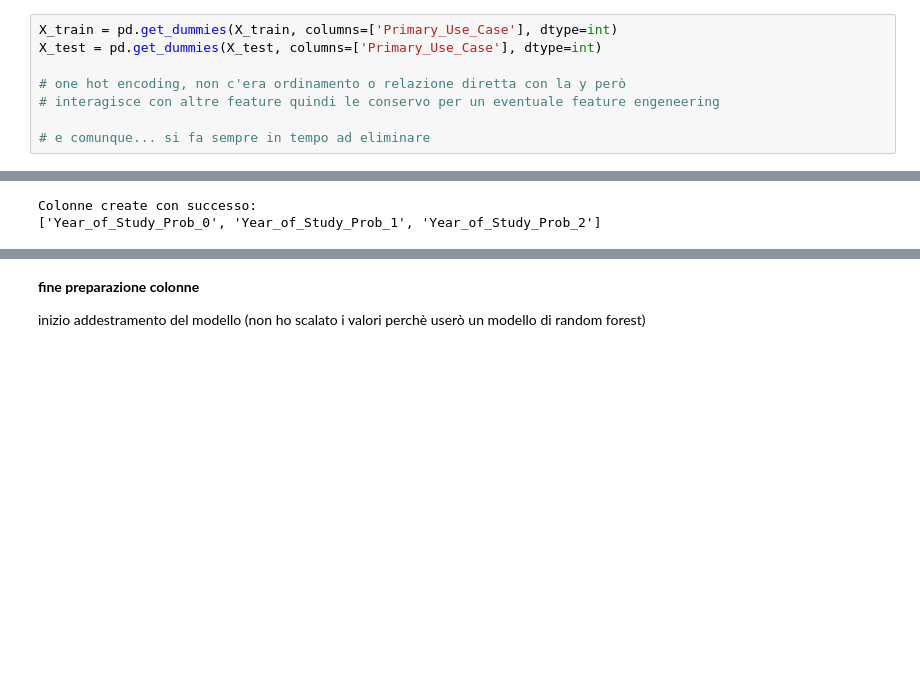
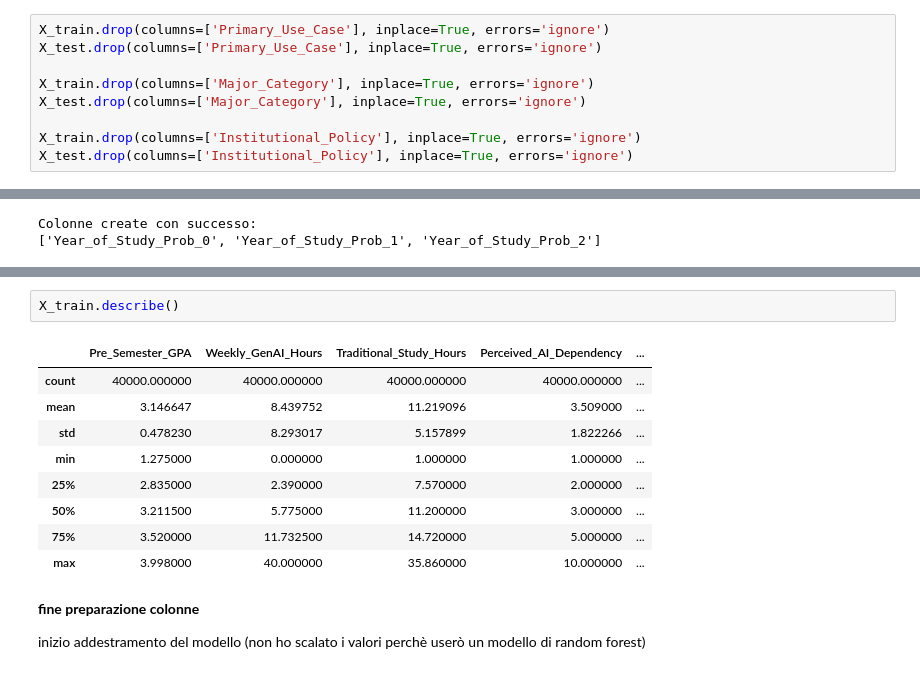
Before and after one commit to GabrieleBan/AI_Impact_on_Students, a Jupyter notebook: predizione burnout__v2.ipynb, the cells around one changed output, grey strips where cells are left out. Cells and saved outputs as stored; diff of their text form; blank space fills up the shorter version.

```diff
--- a/predizione burnout__v2.ipynb
+++ b/predizione burnout__v2.ipynb
@@ -33,8 +35,9 @@ X_test = X_test.drop('Prompt_Engineering_Skill', axis=1)
 # %%
-X_train = pd.get_dummies(X_train, columns=['Primary_Use_Case'], dtype=int)
-X_test = pd.get_dummies(X_test, columns=['Primary_Use_Case'], dtype=int)
+X_train.drop(columns=['Primary_Use_Case'], inplace=True, errors='ignore')
+X_test.drop(columns=['Primary_Use_Case'], inplace=True, errors='ignore')
 
-# one hot encoding, non c'era ordinamento o relazione diretta con la y però
-# interagisce con altre feature quindi le conservo per un eventuale feature engeneering
+X_train.drop(columns=['Major_Category'], inplace=True, errors='ignore')
+X_test.drop(columns=['Major_Category'], inplace=True, errors='ignore')
 
-# e comunque... si fa sempre in tempo ad eliminare
+X_train.drop(columns=['Institutional_Policy'], inplace=True, errors='ignore')
+X_test.drop(columns=['Institutional_Policy'], inplace=True, errors='ignore')
@@ -142,3 +213,15 @@ Informazione totale preservata: 26.34%
+# %%
+X_train.describe()
+# %% [output]
+|  | Pre_Semester_GPA | Weekly_GenAI_Hours | Traditional_Study_Hours | Perceived_AI_Dependency | ... |
+| count | 40000.000000 | 40000.000000 | 40000.000000 | 40000.000000 | ... |
+| mean | 3.146647 | 8.439752 | 11.219096 | 3.509000 | ... |
+| std | 0.478230 | 8.293017 | 5.157899 | 1.822266 | ... |
+| min | 1.275000 | 0.000000 | 1.000000 | 1.000000 | ... |
+| 25% | 2.835000 | 2.390000 | 7.570000 | 2.000000 | ... |
+| 50% | 3.211500 | 5.775000 | 11.200000 | 3.000000 | ... |
+| 75% | 3.520000 | 11.732500 | 14.720000 | 5.000000 | ... |
+| max | 3.998000 | 40.000000 | 35.860000 | 10.000000 | ... |
 # %% [markdown]
 **fine preparazione colonne**
 
```
Also changed, not shown: parts of 20 cells of this notebook.
